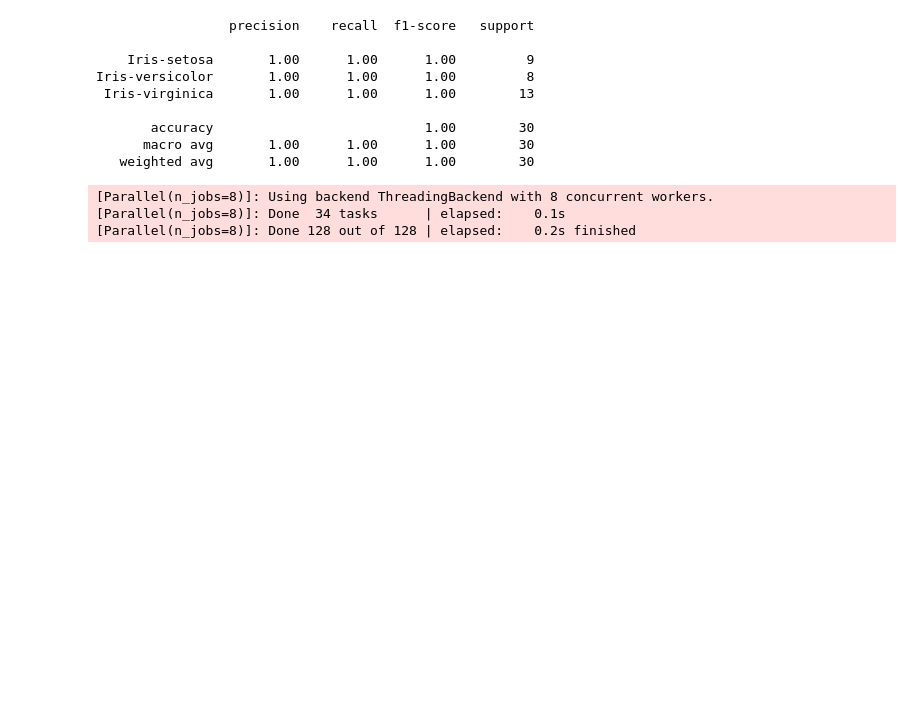
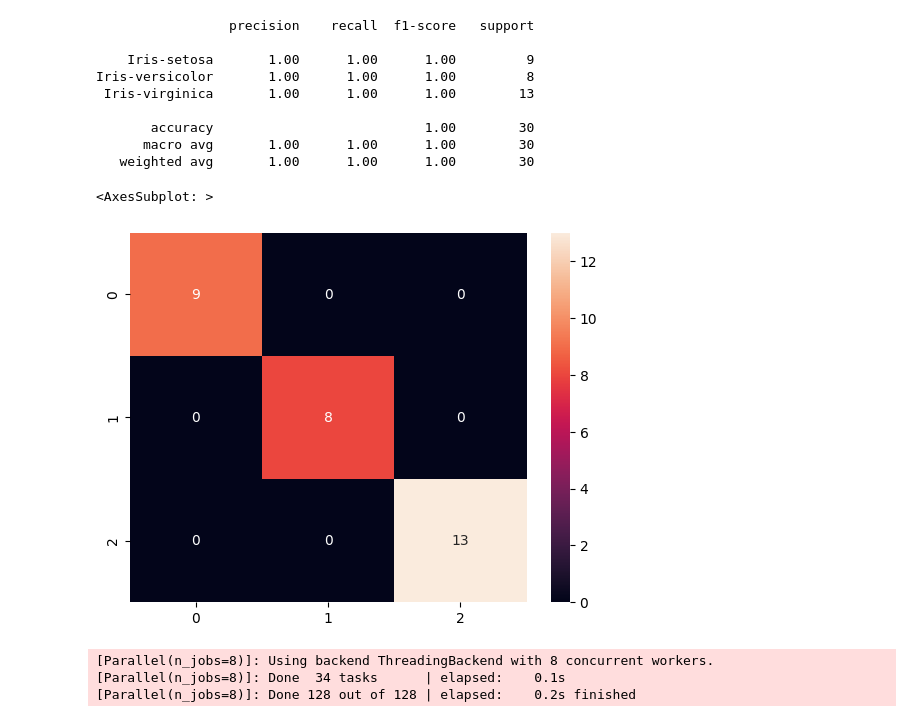
Before and after one commit to MaxinAI/school-of-ai, a Jupyter notebook: tsu_master_2022_2023/workshop_6_trees_boosting_bagging.ipynb, the cells around one changed output. Cells and saved outputs as stored; diff of their text form; code cells hidden in the pictures; blank space fills up the shorter version.

Commit message:
adding SVM and SVR models plus confusion matrices for classification

```diff
--- a/tsu_master_2022_2023/workshop_6_trees_boosting_bagging.ipynb
+++ b/tsu_master_2022_2023/workshop_6_trees_boosting_bagging.ipynb
@@ -225,6 +227,12 @@ Iris-versicolor       1.00      1.00      1.00         8
        accuracy                           1.00        30
       macro avg       1.00      1.00      1.00        30
    weighted avg       1.00      1.00      1.00        30
+# %%
+cm = confusion_matrix(y_test, y_pred)
+sns.heatmap(cm, annot=True, fmt='d')
+# %% [output]
+<AxesSubplot: >
+[figure, added]
 # %%
 cls_rf = cls_rf.fit(X_train, y_train)
 # %% [output]
```
Also changed, not shown: parts of 5 cells of this notebook.
